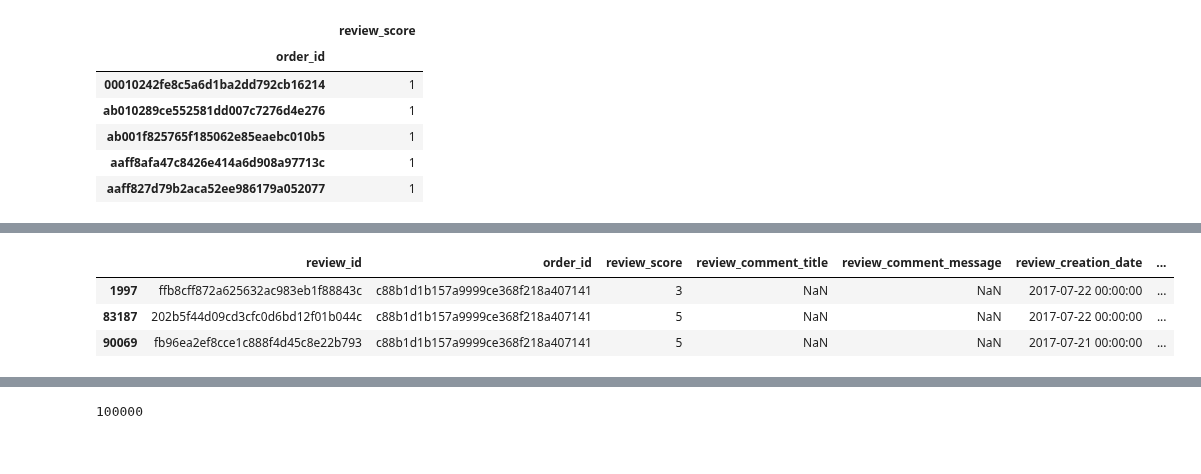
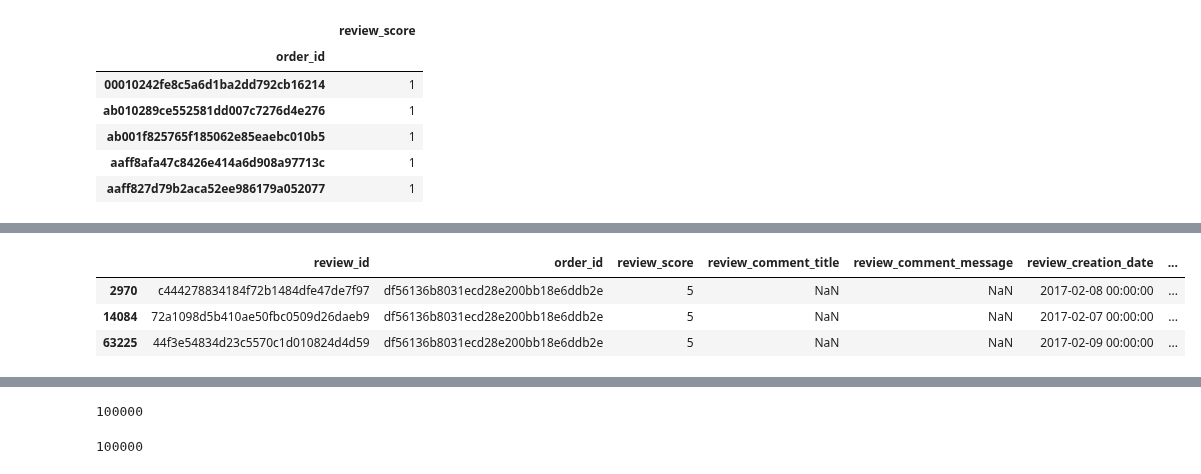
Before and after one commit to MotzWanted/Business_Analytics_Olist, a Jupyter notebook: phase2/Pahse2_recommender_systems.ipynb, the cells around one changed output, grey strips where cells are left out. Saved outputs shown, nothing was run; the diff lists cells and outputs as text; code cells hidden in the pictures.

```diff
--- a/phase2/Pahse2_recommender_systems.ipynb
+++ b/phase2/Pahse2_recommender_systems.ipynb
@@ -136,10 +128,10 @@ order_numbers = list(more_scores.index)
 # %%
-df_reviews[df_reviews.order_id == order_numbers[-1]]
+df_reviews[df_reviews.order_id == order_numbers[-4]]
 # %% [output]
 |  | review_id | order_id | review_score | review_comment_title | review_comment_message | review_creation_date | ... |
-| 1997 | ffb8cff872a625632ac983eb1f88843c | c88b1d1b157a9999ce368f218a407141 | 3 | NaN | NaN | 2017-07-22 00:00:00 | ... |
-| 83187 | 202b5f44d09cd3cfc0d6bd12f01b044c | c88b1d1b157a9999ce368f218a407141 | 5 | NaN | NaN | 2017-07-22 00:00:00 | ... |
-| 90069 | fb96ea2ef8cce1c888f4d45c8e22b793 | c88b1d1b157a9999ce368f218a407141 | 5 | NaN | NaN | 2017-07-21 00:00:00 | ... |
+| 2970 | c444278834184f72b1484dfe47de7f97 | df56136b8031ecd28e200bb18e6ddb2e | 5 | NaN | NaN | 2017-02-08 00:00:00 | ... |
+| 14084 | 72a1098d5b410ae50fbc0509d26daeb9 | df56136b8031ecd28e200bb18e6ddb2e | 5 | NaN | NaN | 2017-02-07 00:00:00 | ... |
+| 63225 | 44f3e54834d23c5570c1d010824d4d59 | df56136b8031ecd28e200bb18e6ddb2e | 5 | NaN | NaN | 2017-02-09 00:00:00 | ... |
 # %%
 df[df['review_id']=='4d0e6dd087008d1f992d25ef6e1f619f']
 # %% [output]
@@ -154,6 +146,12 @@ df_orders[df_orders.order_id=="c88b1d1b157a9999ce368f218a407141"]
 | 37179 | c88b1d1b157a9999ce368f218a407141 | ae0fb7b01c548c4fd30f19f55453ec4a | delivered | 2017-07-17 22:44:23 | 2017-07-18 22:50:12 | 2017-07-20 15:27:41 | ... |
 # %%
 #type(df_reviews.order_id[0])
+# %%
+#Merging reviews on orders
+df = df_orders.merge(df_reviews, on="order_id", how= "inner", left_on= None, right_on = None)
+len(df)
+# %% [output]
+100000
 # %%
 #Merging reviews on orders
 df = df_orders.merge(df_reviews, on="order_id", how= "inner")
```
Also changed, not shown: parts of 16 cells of this notebook.
